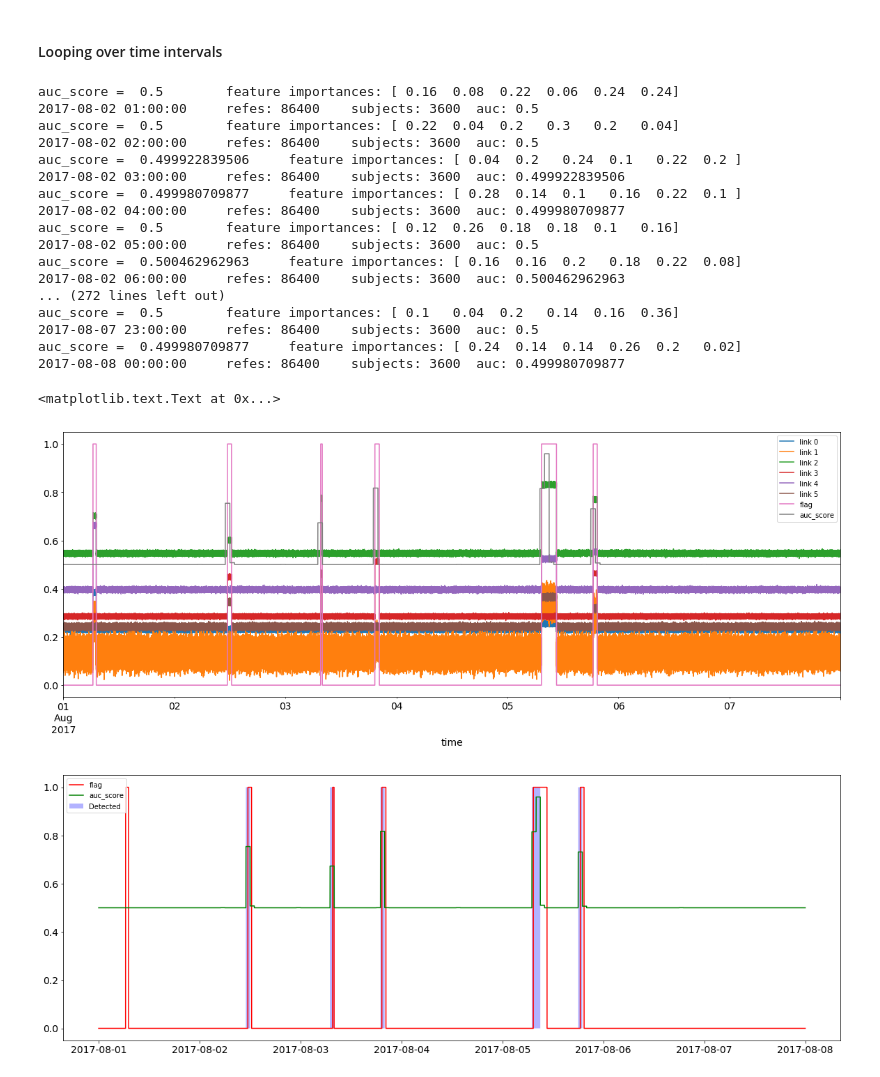
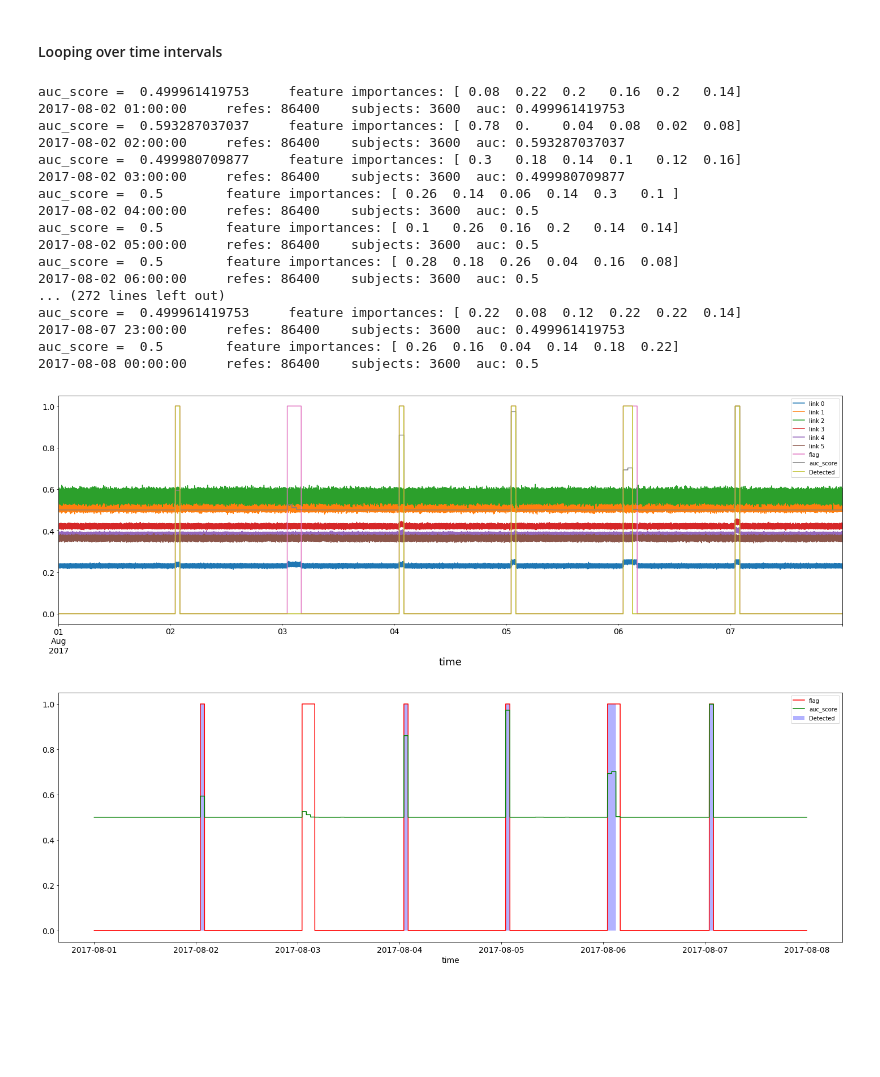
Before and after one commit to ATLAS-Analytics/AnalyticsNotebooks, a Jupyter notebook: Ilija/Anomaly detection in Perfsonar data/BDT/TestingBDTonSimulatedData.ipynb, the cells around one changed output. Cells and saved outputs as stored; diff of their text form; code cells hidden in the pictures; blank space fills up the shorter version.

```diff
--- a/Ilija/Anomaly detection in Perfsonar data/BDT/TestingBDTonSimulatedData.ipynb
+++ b/Ilija/Anomaly detection in Perfsonar data/BDT/TestingBDTonSimulatedData.ipynb
@@ -35,7 +35,7 @@ window = 24
 # %% [markdown]
 #### generate data
 # %%
-df =  simulated_data.get_simulated_data()
-# df =  simulated_data.get_simulated_fixed_data()
+# df =  simulated_data.get_simulated_data()
+df =  simulated_data.get_simulated_fixed_data()
 df.head()
 # %% [output]
@@ -155,29 +160,30 @@ while ti < end + 1 * Minute():
     count=count+1
     #if count>2: break
 # %% [output]
-auc_score =  0.5        feature importances: [ 0.16  0.08  0.22  0.06  0.24  0.24]
-2017-08-02 01:00:00     refes: 86400    subjects: 3600  auc: 0.5
-auc_score =  0.5        feature importances: [ 0.22  0.04  0.2   0.3   0.2   0.04]
-2017-08-02 02:00:00     refes: 86400    subjects: 3600  auc: 0.5
-auc_score =  0.499922839506     feature importances: [ 0.04  0.2   0.24  0.1   0.22  0.2 ]
-2017-08-02 03:00:00     refes: 86400    subjects: 3600  auc: 0.499922839506
-auc_score =  0.499980709877     feature importances: [ 0.28  0.14  0.1   0.16  0.22  0.1 ]
-2017-08-02 04:00:00     refes: 86400    subjects: 3600  auc: 0.499980709877
-auc_score =  0.5        feature importances: [ 0.12  0.26  0.18  0.18  0.1   0.16]
+auc_score =  0.499961419753     feature importances: [ 0.08  0.22  0.2   0.16  0.2   0.14]
+2017-08-02 01:00:00     refes: 86400    subjects: 3600  auc: 0.499961419753
+auc_score =  0.593287037037     feature importances: [ 0.78  0.    0.04  0.08  0.02  0.08]
+2017-08-02 02:00:00     refes: 86400    subjects: 3600  auc: 0.593287037037
+auc_score =  0.499980709877     feature importances: [ 0.3   0.18  0.14  0.1   0.12  0.16]
+2017-08-02 03:00:00     refes: 86400    subjects: 3600  auc: 0.499980709877
+auc_score =  0.5        feature importances: [ 0.26  0.14  0.06  0.14  0.3   0.1 ]
+2017-08-02 04:00:00     refes: 86400    subjects: 3600  auc: 0.5
+auc_score =  0.5        feature importances: [ 0.1   0.26  0.16  0.2   0.14  0.14]
 2017-08-02 05:00:00     refes: 86400    subjects: 3600  auc: 0.5
-auc_score =  0.500462962963     feature importances: [ 0.16  0.16  0.2   0.18  0.22  0.08]
-2017-08-02 06:00:00     refes: 86400    subjects: 3600  auc: 0.500462962963
+auc_score =  0.5        feature importances: [ 0.28  0.18  0.26  0.04  0.16  0.08]
+2017-08-02 06:00:00     refes: 86400    subjects: 3600  auc: 0.5
 ... (272 lines left out)
-auc_score =  0.5        feature importances: [ 0.1   0.04  0.2   0.14  0.16  0.36]
-2017-08-07 23:00:00     refes: 86400    subjects: 3600  auc: 0.5
-auc_score =  0.499980709877     feature importances: [ 0.24  0.14  0.14  0.26  0.2   0.02]
-2017-08-08 00:00:00     refes: 86400    subjects: 3600  auc: 0.499980709877
+auc_score =  0.499961419753     feature importances: [ 0.22  0.08  0.12  0.22  0.22  0.14]
+2017-08-07 23:00:00     refes: 86400    subjects: 3600  auc: 0.499961419753
+auc_score =  0.5        feature importances: [ 0.26  0.16  0.04  0.14  0.18  0.22]
+2017-08-08 00:00:00     refes: 86400    subjects: 3600  auc: 0.5
 # %%
 ax = df.plot(figsize=(20,7))
-ax.set_xlabel("time", fontsize=14)
+ax.set_xlabel("time", fontsize=18)
+plt.tight_layout()
+plt.savefig('withauc.png')#, bbox_inches='tight',pad_inches=0)
 # %% [output]
-<matplotlib.text.Text at 0x...>
-[figure, old version]
+[figure, new version]
 # %%
 fig, ax = plt.subplots(figsize=(20,7))
 df.loc[:,'Detected'] = 0
@@ -186,7 +192,9 @@ df.head()
 ax.plot(df.flag, 'r')
 ax.plot(df.auc_score,'g')
 ax.fill( df.Detected, 'b', alpha=0.3)
-ax.legend(loc='upper left')
-plt.show()
+ax.set_xlabel("time", fontsize=14)
+ax.legend(loc='upper right')
+plt.tight_layout()
+plt.savefig('shaded.eps', format='eps')#, bbox_inches='tight',pad_inches=0)
 # %% [output]
-[figure, old version]
+[figure, new version]
```
Also changed, not shown: parts of 2 cells of this notebook, 25 other files.
